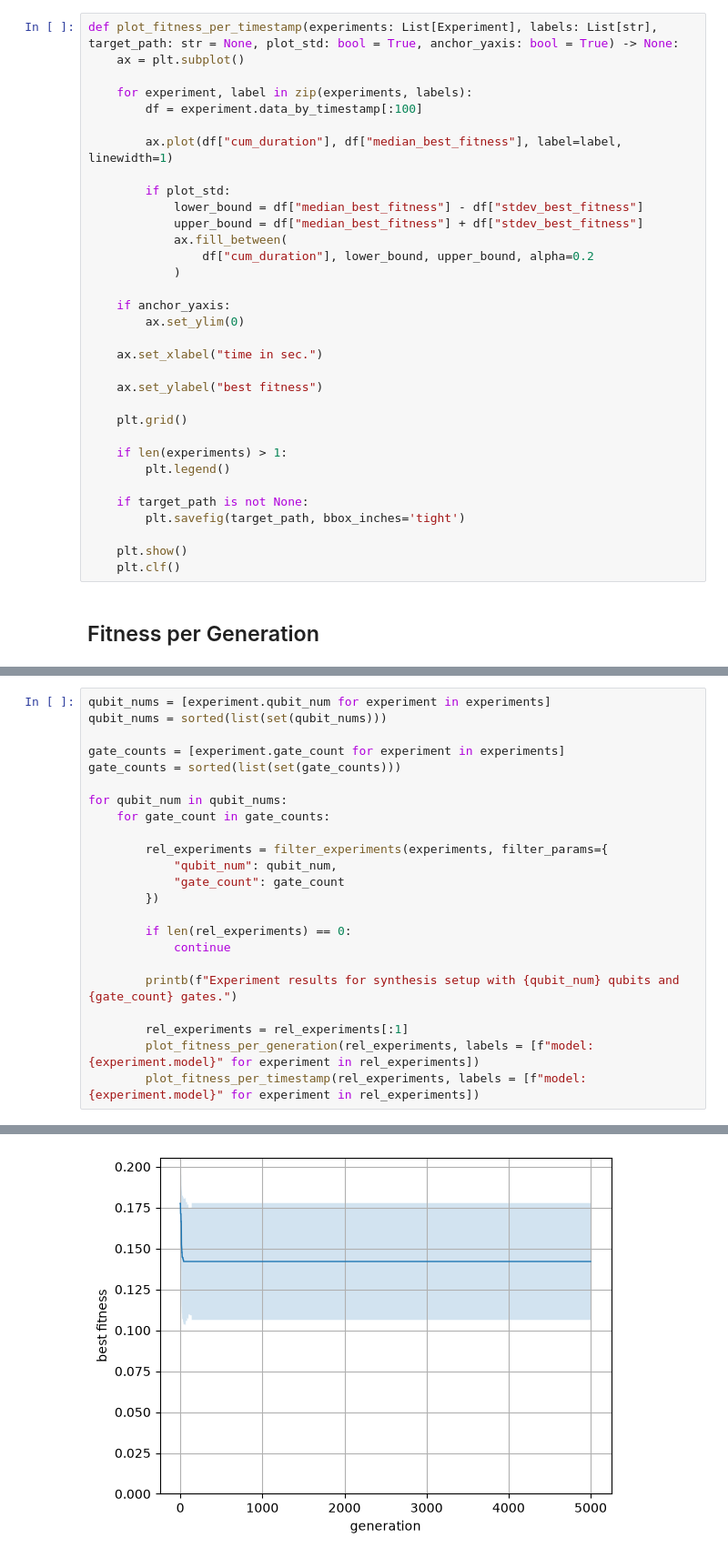
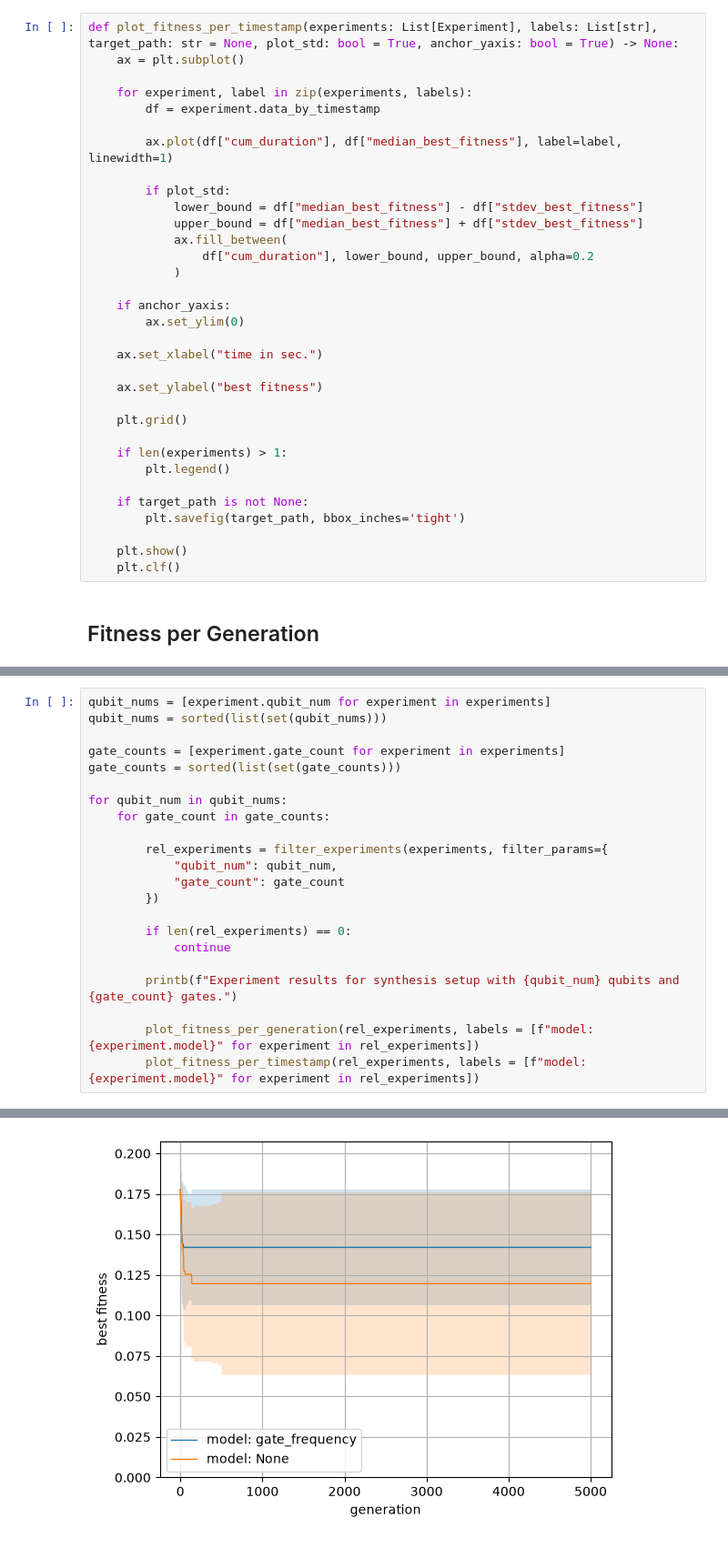
Before and after one commit to westoun/surrogate-assisted-qcs, a Jupyter notebook: evaluation/surrogate_assisted_qcs/analysis.ipynb, the cells around one changed output, grey strips where cells are left out. Shown at 91% size. Saved outputs shown, nothing was run; the diff lists cells and outputs as text.

Commit message:
Group data by timestamp

```diff
--- a/evaluation/surrogate_assisted_qcs/analysis.ipynb
+++ b/evaluation/surrogate_assisted_qcs/analysis.ipynb
@@ -298,7 +298,7 @@ def plot_fitness_per_timestamp(experiments: List[Experiment], labels: List[str],
     ax = plt.subplot()
 
     for experiment, label in zip(experiments, labels):
-        df = experiment.data_by_timestamp[:100]
+        df = experiment.data_by_timestamp
 
         ax.plot(df["cum_duration"], df["median_best_fitness"], label=label, linewidth=1)
 
@@ -356,26 +340,25 @@ RuntimeError: No active exception to reraise
 # %%
 qubit_nums = [experiment.qubit_num for experiment in experiments]
 qubit_nums = sorted(list(set(qubit_nums)))
 
 gate_counts = [experiment.gate_count for experiment in experiments]
 gate_counts = sorted(list(set(gate_counts)))
 
 for qubit_num in qubit_nums:
     for gate_count in gate_counts:
 
         rel_experiments = filter_experiments(experiments, filter_params={
             "qubit_num": qubit_num,
             "gate_count": gate_count
         })
 
         if len(rel_experiments) == 0:
             continue
 
         printb(f"Experiment results for synthesis setup with {qubit_num} qubits and {gate_count} gates.")
 
-        rel_experiments = rel_experiments[:1]
         plot_fitness_per_generation(rel_experiments, labels = [f"model: {experiment.model}" for experiment in rel_experiments])
         plot_fitness_per_timestamp(rel_experiments, labels = [f"model: {experiment.model}" for experiment in rel_experiments])
 # %% [output]
 Experiment results for synthesis setup with 4 qubits and 20 gates.
-[figure, old version]
+[figure, new version]
```
Also changed, not shown: parts of 2 cells of this notebook.
